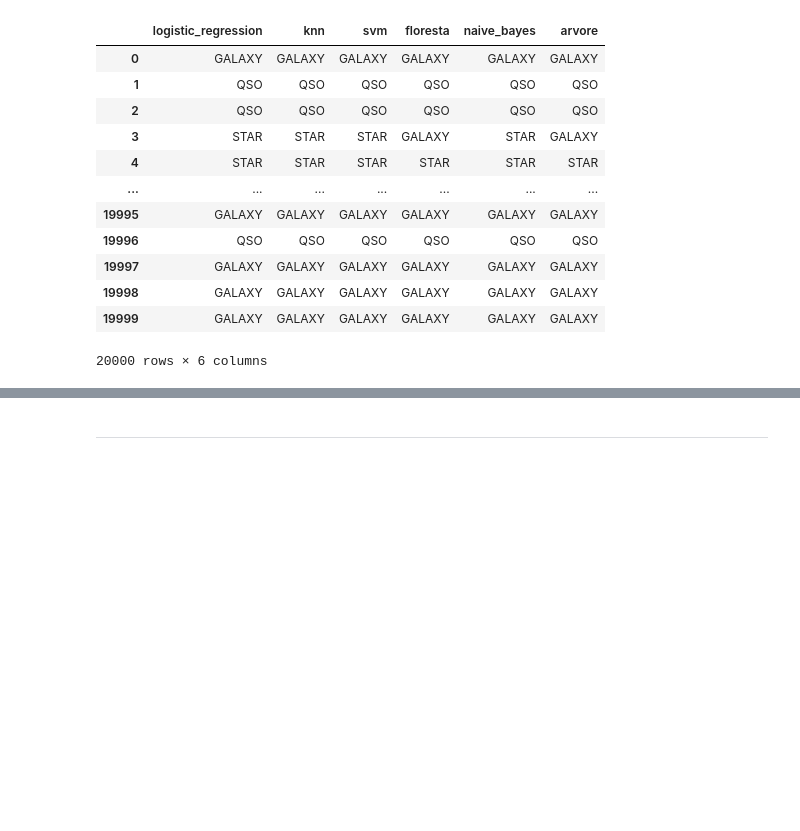
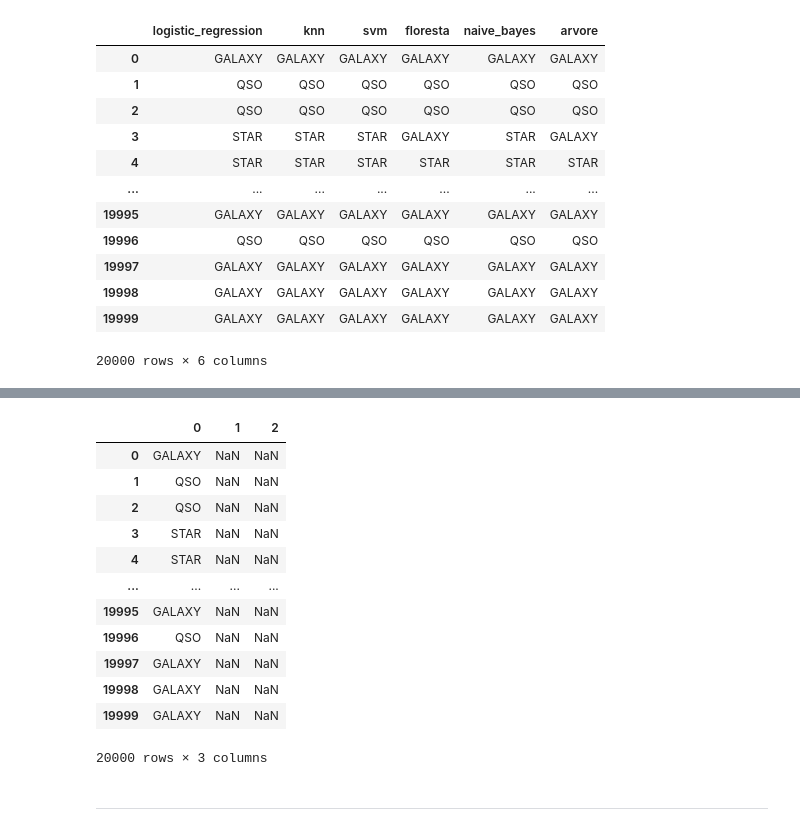
Before and after one commit to gutessitore/StellarClassification, a Jupyter notebook: Relatorio.ipynb, the cells around one changed output, grey strips where cells are left out. Drawn from its saved outputs; the diff is of its cells as text; code cells hidden in the pictures; blank space fills up the shorter version.

```diff
--- a/Relatorio.ipynb
+++ b/Relatorio.ipynb
@@ -987,2 +1010,18 @@ ensambler.predict(X_test)
+# %%
+ensambler.predicted_values_by_model.mode(axis=1)
+# %% [output]
+|  | 0 | 1 | 2 |
+| 0 | GALAXY | NaN | NaN |
+| 1 | QSO | NaN | NaN |
+| 2 | QSO | NaN | NaN |
+| 3 | STAR | NaN | NaN |
+| 4 | STAR | NaN | NaN |
+| ... | ... | ... | ... |
+| 19995 | GALAXY | NaN | NaN |
+| 19996 | QSO | NaN | NaN |
+| 19997 | GALAXY | NaN | NaN |
+| 19998 | GALAXY | NaN | NaN |
+| 19999 | GALAXY | NaN | NaN |
+20000 rows × 3 columns
 # %% [markdown]
 -------------------------------------------
```
Also changed, not shown: parts of 18 cells of this notebook.
